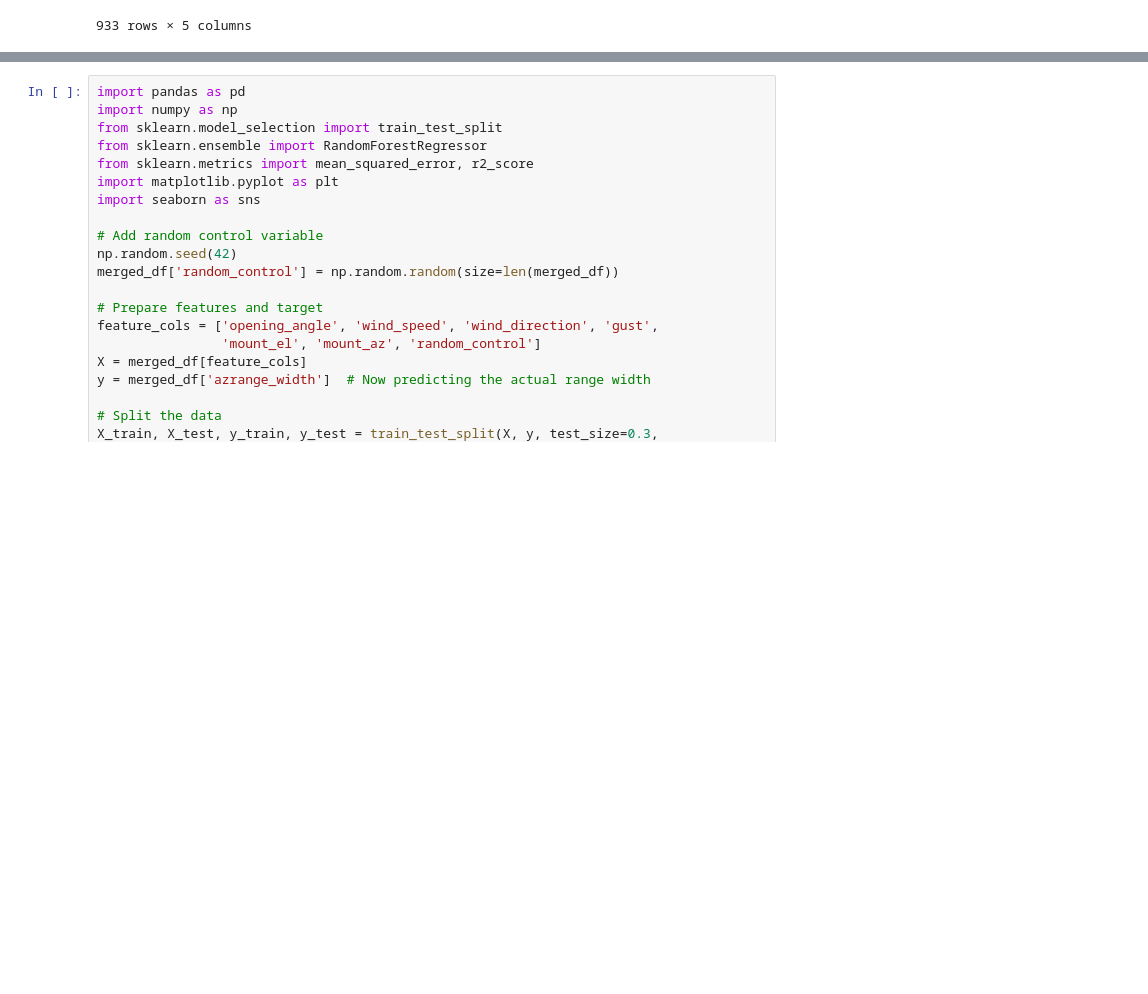
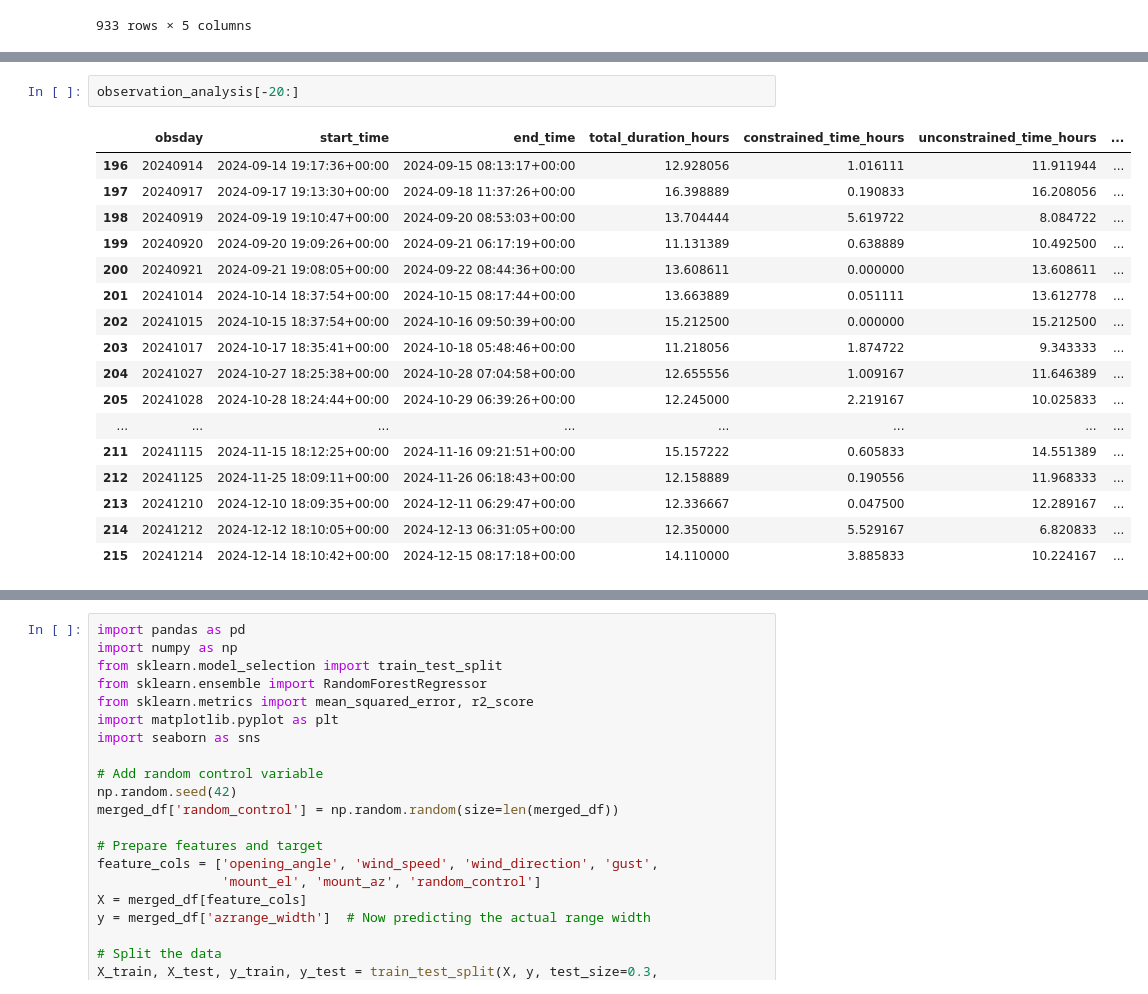
Before and after one commit to forero/wind_effects, a Jupyter notebook: explore_wind_constraints.ipynb, the cells around one changed output, grey strips where cells are left out. Drawn from its saved outputs; the diff is of its cells as text; blank space fills up the shorter version.

```diff
--- a/explore_wind_constraints.ipynb
+++ b/explore_wind_constraints.ipynb
@@ -61,0 +395,20 @@ exposure_table
+# %%
+observation_analysis[-20:]
+# %% [output]
+|  | obsday | start_time | end_time | total_duration_hours | constrained_time_hours | unconstrained_time_hours | ... |
+| 196 | 20240914 | 2024-09-14 19:17:36+00:00 | 2024-09-15 08:13:17+00:00 | 12.928056 | 1.016111 | 11.911944 | ... |
+| 197 | 20240917 | 2024-09-17 19:13:30+00:00 | 2024-09-18 11:37:26+00:00 | 16.398889 | 0.190833 | 16.208056 | ... |
+| 198 | 20240919 | 2024-09-19 19:10:47+00:00 | 2024-09-20 08:53:03+00:00 | 13.704444 | 5.619722 | 8.084722 | ... |
+| 199 | 20240920 | 2024-09-20 19:09:26+00:00 | 2024-09-21 06:17:19+00:00 | 11.131389 | 0.638889 | 10.492500 | ... |
+| 200 | 20240921 | 2024-09-21 19:08:05+00:00 | 2024-09-22 08:44:36+00:00 | 13.608611 | 0.000000 | 13.608611 | ... |
+| 201 | 20241014 | 2024-10-14 18:37:54+00:00 | 2024-10-15 08:17:44+00:00 | 13.663889 | 0.051111 | 13.612778 | ... |
+| 202 | 20241015 | 2024-10-15 18:37:54+00:00 | 2024-10-16 09:50:39+00:00 | 15.212500 | 0.000000 | 15.212500 | ... |
+| 203 | 20241017 | 2024-10-17 18:35:41+00:00 | 2024-10-18 05:48:46+00:00 | 11.218056 | 1.874722 | 9.343333 | ... |
+| 204 | 20241027 | 2024-10-27 18:25:38+00:00 | 2024-10-28 07:04:58+00:00 | 12.655556 | 1.009167 | 11.646389 | ... |
+| 205 | 20241028 | 2024-10-28 18:24:44+00:00 | 2024-10-29 06:39:26+00:00 | 12.245000 | 2.219167 | 10.025833 | ... |
+| ... | ... | ... | ... | ... | ... | ... | ... |
+| 211 | 20241115 | 2024-11-15 18:12:25+00:00 | 2024-11-16 09:21:51+00:00 | 15.157222 | 0.605833 | 14.551389 | ... |
+| 212 | 20241125 | 2024-11-25 18:09:11+00:00 | 2024-11-26 06:18:43+00:00 | 12.158889 | 0.190556 | 11.968333 | ... |
+| 213 | 20241210 | 2024-12-10 18:09:35+00:00 | 2024-12-11 06:29:47+00:00 | 12.336667 | 0.047500 | 12.289167 | ... |
+| 214 | 20241212 | 2024-12-12 18:10:05+00:00 | 2024-12-13 06:31:05+00:00 | 12.350000 | 5.529167 | 6.820833 | ... |
+| 215 | 20241214 | 2024-12-14 18:10:42+00:00 | 2024-12-15 08:17:18+00:00 | 14.110000 | 3.885833 | 10.224167 | ... |
```
Also changed, not shown: parts of 11 cells of this notebook.
